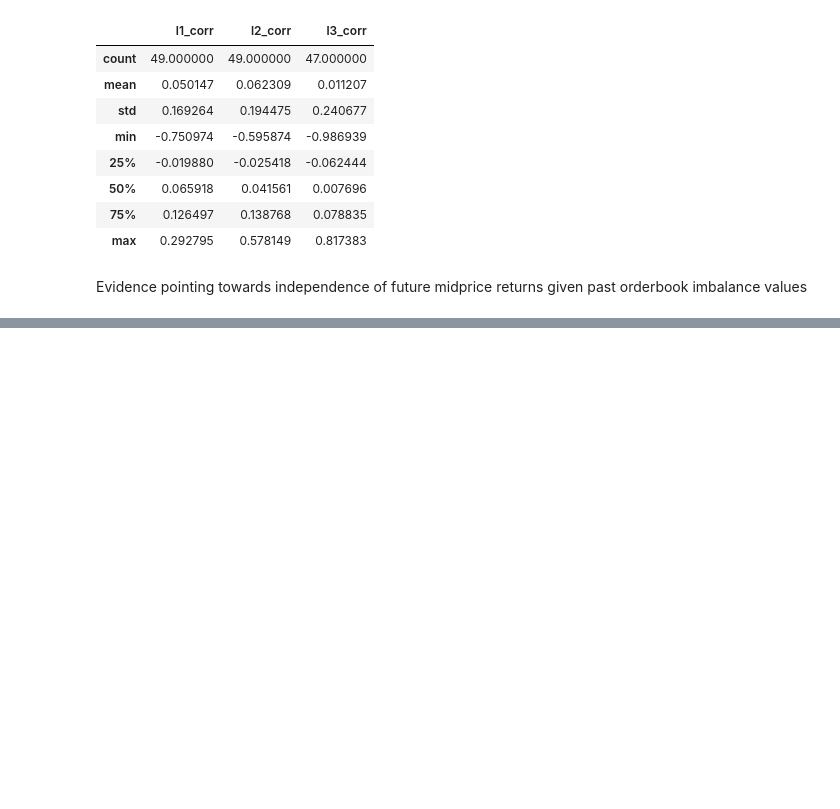
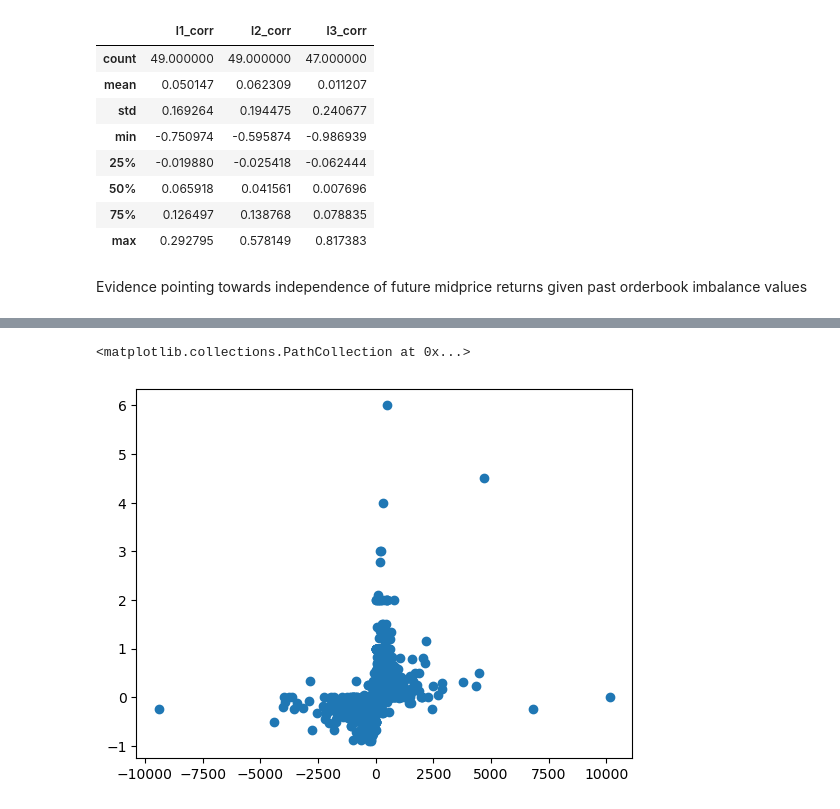
Before and after one commit to ijamil1/kalshi_mm, a Jupyter notebook: exploring_order_book_indicators_predictive_powers.ipynb, the cells around one changed output, grey strips where cells are left out. Saved outputs shown, nothing was run; the diff lists cells and outputs as text; code cells hidden in the pictures; blank space fills up the shorter version.

Commit message:
exploring flow imbalance

```diff
--- a/exploring_order_book_indicators_predictive_powers.ipynb
+++ b/exploring_order_book_indicators_predictive_powers.ipynb
@@ -70,6 +70,26 @@ def get_best_ask(asks):
         return asks[0][0]
     else:
         return np.inf
+# %%
+def get_bbv(bids):
+    '''
+    bids: ascending [price, qty] list
+    return best bid volume
+    '''
+    if len(bids):
+        return bids[len(bids)-1][1]
+    else:
+        return 0
+
+def get_bav(asks):
+    '''
+    asks: ascending [price, qty] list
+    return best ask volume
+    '''
+    if len(asks):
+        return asks[0][1]
+    else:
+        return 0
 # %%
 def update_bids(bids, price, delta):
     '''
@@ -485,0 +677,2 @@ flow imbalance can be used to predict future price movement
+# %%
+nonzero_flow = data[data['flow_imbalance']!= 0]
@@ -485,0 +695,7 @@ flow imbalance can be used to predict future price movement
+# %%
+x = nonzero_flow['flow_imbalance'].tolist()
+y = nonzero_flow['midprice_return'].tolist()
+plt.scatter(x,y)
+# %% [output]
+<matplotlib.collections.PathCollection at 0x...>
+[figure, added]
```
Also changed, not shown: parts of 5 cells of this notebook.
